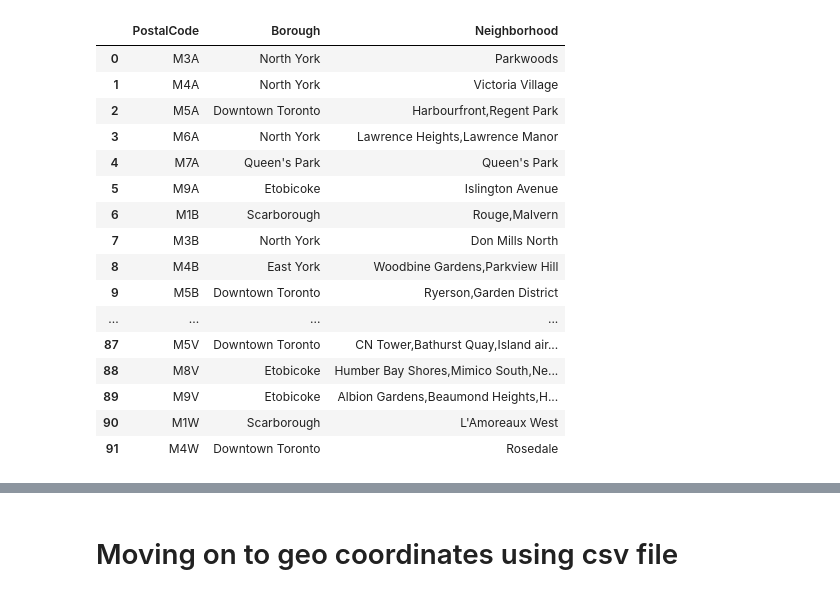
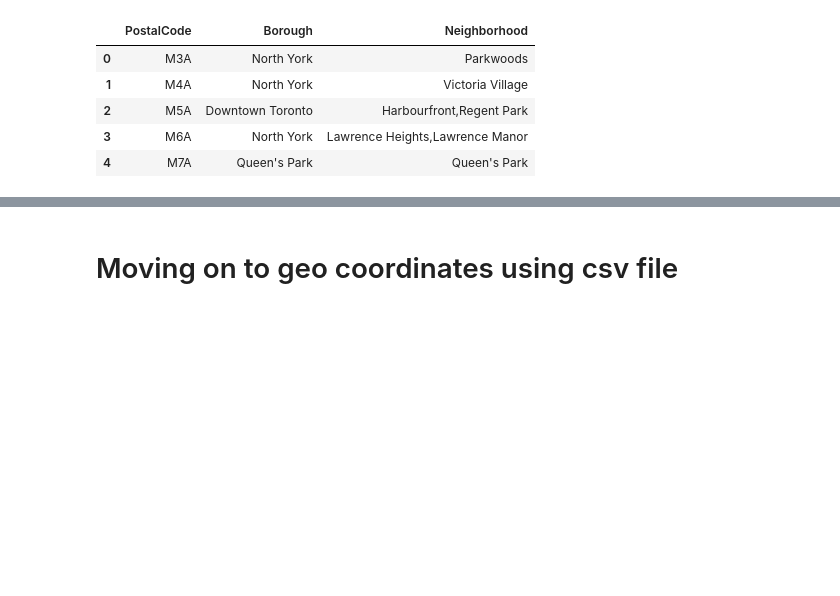
Before and after one commit to Teee-pee/Github-Starter, a Jupyter notebook: Canadian Segmentation.ipynb, the cells around one changed output, grey strips where cells are left out. Drawn from its saved outputs; the diff is of its cells as text; code cells hidden in the pictures; blank space fills up the shorter version.

```diff
--- a/Canadian Segmentation.ipynb
+++ b/Canadian Segmentation.ipynb
@@ -88,3 +47,5 @@ df=pd.read_csv('table_data.csv')
+# %%
+df=pd.DataFrame(temp,columns=['Post Code','Borough','Neighbourhood'])
 # %%
 df.shape
 # %% [output]
@@ -119 +80,4 @@ df1.shape
+# %%
+#rename coloumns
+df1 = df1.rename (columns = {'Post Code':'PostalCode','Neighbourhood':'Neighborhood'})
 # %%
@@ -139,3 +91,0 @@ df1
-# %%
-#rename coloumns
-df1 = df1.rename (columns = {'Postcode':'PostalCode','Neighbourhood\n':'Neighborhood'})
@@ -204,3 +122,0 @@ df1
-# %%
-#remove newline (\n) element attached to values of Neighborhood
-df1 = df1.replace('\n','', regex=True)
@@ -255,25 +131,14 @@ df2 =df1.groupby(by=['PostalCode','Borough'], sort = False).agg(lambda x: ','.jo
 
 df2.reset_index(level=['PostalCode','Borough'], inplace=True)
 # %%
-df2
+df2.head()
 # %% [output]
 |  | PostalCode | Borough | Neighborhood |
 | 0 | M3A | North York | Parkwoods |
 | 1 | M4A | North York | Victoria Village |
 | 2 | M5A | Downtown Toronto | Harbourfront,Regent Park |
 | 3 | M6A | North York | Lawrence Heights,Lawrence Manor |
 | 4 | M7A | Queen's Park | Queen's Park |
-| 5 | M9A | Etobicoke | Islington Avenue |
-| 6 | M1B | Scarborough | Rouge,Malvern |
-| 7 | M3B | North York | Don Mills North |
-| 8 | M4B | East York | Woodbine Gardens,Parkview Hill |
-| 9 | M5B | Downtown Toronto | Ryerson,Garden District |
-| ... | ... | ... | ... |
-| 87 | M5V | Downtown Toronto | CN Tower,Bathurst Quay,Island air... |
-| 88 | M8V | Etobicoke | Humber Bay Shores,Mimico South,Ne... |
-| 89 | M9V | Etobicoke | Albion Gardens,Beaumond Heights,H... |
-| 90 | M1W | Scarborough | L'Amoreaux West |
-| 91 | M4W | Downtown Toronto | Rosedale |
 # %%
 df2.shape
 # %% [output]
```
Also changed, not shown: parts of 19 cells of this notebook.
